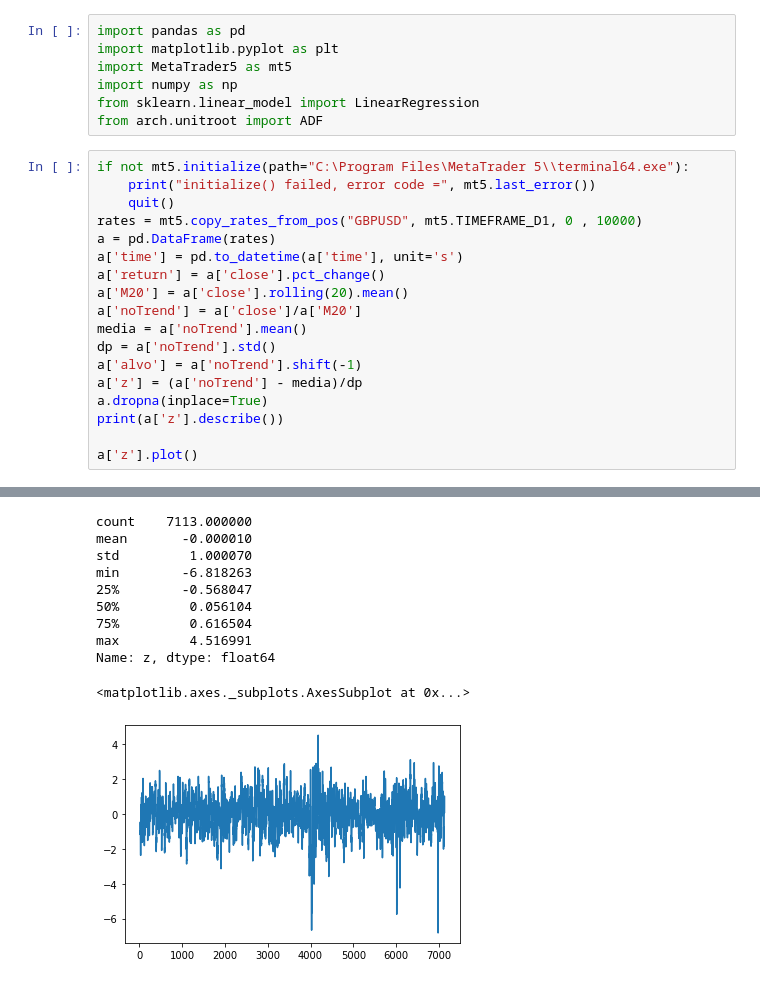
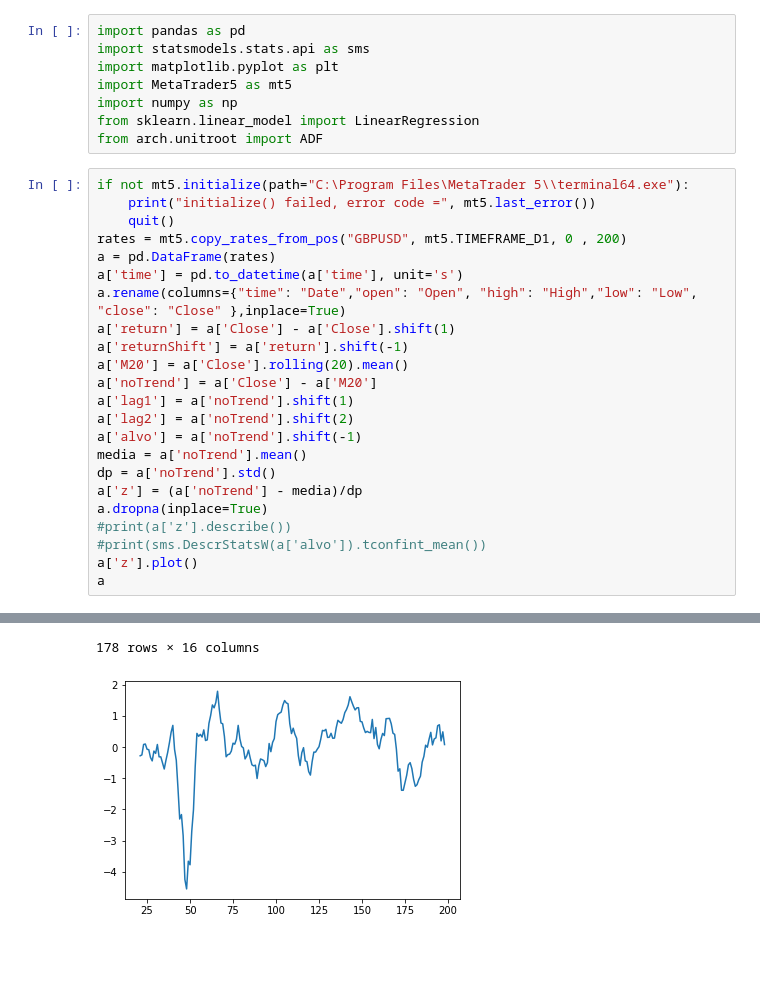
Before and after one commit to DanielSTS/TradingQuant, a Jupyter notebook: Z-Score.ipynb, the cells around one changed output, grey strips where cells are left out. Drawn from its saved outputs; the diff is of its cells as text; blank space fills up the shorter version.

```diff
--- a/Z-Score.ipynb
+++ b/Z-Score.ipynb
@@ -1,5 +1,6 @@
 # %%
 import pandas as pd
+import statsmodels.stats.api as sms
 import matplotlib.pyplot as plt
 import MetaTrader5 as mt5
 import numpy as np
@@ -9,18 +10,23 @@ from arch.unitroot import ADF
 if not mt5.initialize(path="C:\Program Files\MetaTrader 5\\terminal64.exe"):
     print("initialize() failed, error code =", mt5.last_error())
     quit()
-rates = mt5.copy_rates_from_pos("GBPUSD", mt5.TIMEFRAME_D1, 0 , 10000)
+rates = mt5.copy_rates_from_pos("GBPUSD", mt5.TIMEFRAME_D1, 0 , 200)
 a = pd.DataFrame(rates)
 a['time'] = pd.to_datetime(a['time'], unit='s')
-a['return'] = a['close'].pct_change()
-a['M20'] = a['close'].rolling(20).mean()
-a['noTrend'] = a['close']/a['M20']
+a.rename(columns={"time": "Date","open": "Open", "high": "High","low": "Low", "close": "Close" },inplace=True)
+a['return'] = a['Close'] - a['Close'].shift(1)
+a['returnShift'] = a['return'].shift(-1)
+a['M20'] = a['Close'].rolling(20).mean()
+a['noTrend'] = a['Close'] - a['M20']
+a['lag1'] = a['noTrend'].shift(1)
+a['lag2'] = a['noTrend'].shift(2)
+a['alvo'] = a['noTrend'].shift(-1)
 media = a['noTrend'].mean()
 dp = a['noTrend'].std()
-a['alvo'] = a['noTrend'].shift(-1)
 a['z'] = (a['noTrend'] - media)/dp
 a.dropna(inplace=True)
-print(a['z'].describe())
-
+#print(a['z'].describe())
+#print(sms.DescrStatsW(a['alvo']).tconfint_mean())
 a['z'].plot()
+a
 # %% [output]
@@ -27,14 +45,5 @@ a['z'].plot()
-count    7113.000000
-mean       -0.000010
-std         1.000070
-min        -6.818263
-25%        -0.568047
-50%         0.056104
-75%         0.616504
-max         4.516991
-Name: z, dtype: float64
+178 rows × 16 columns
-<matplotlib.axes._subplots.AxesSubplot at 0x...>
-[figure, old version]
+[figure, new version]
 # %%
 print(a['return'].describe())
 a['return'].plot()
```
Also changed, not shown: parts of 7 cells of this notebook, 1 other file.
